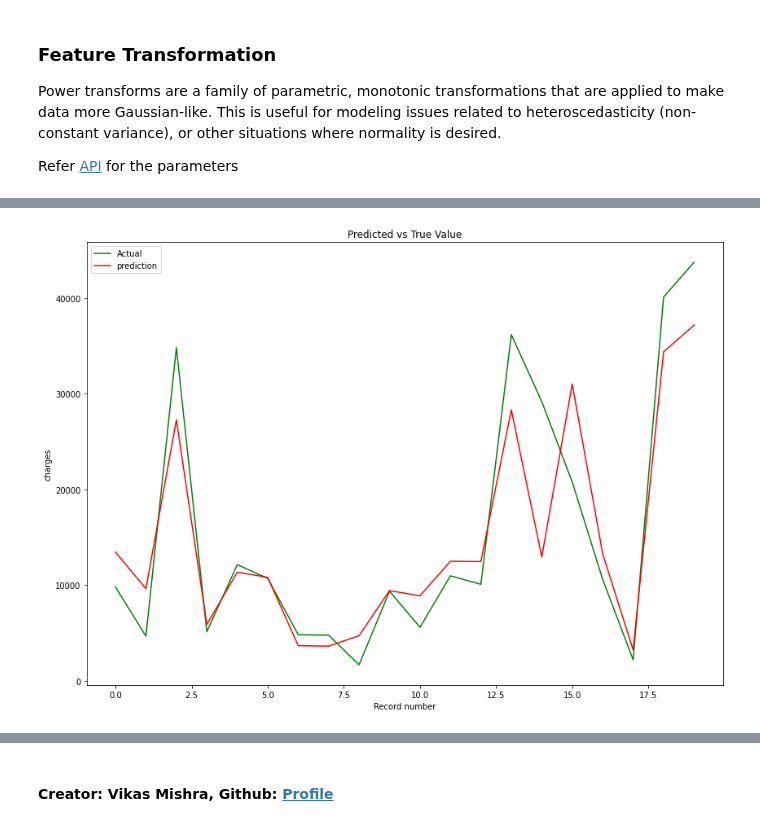
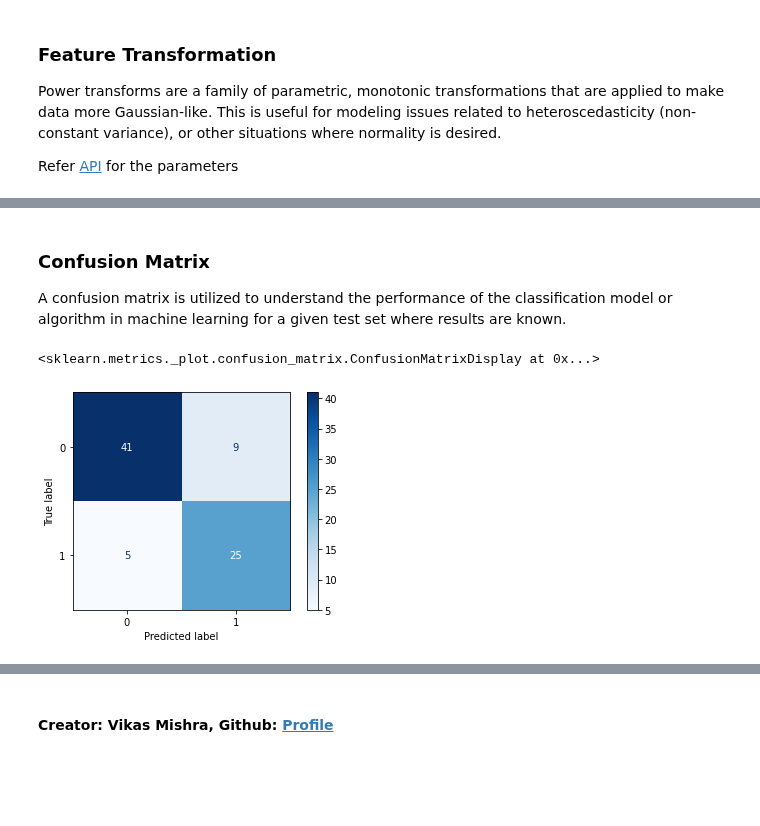
Before and after one commit to blobcity/ai-seed, a Jupyter notebook: Classification/Linear Models/SGDClassifier_Normalize_PowerTransformer.ipynb, the cells around one changed output, grey strips where cells are left out. Drawn from its saved outputs; the diff is of its cells as text; code cells hidden in the pictures; blank space fills up the shorter version.

```diff
--- a/Classification/Linear Models/SGDClassifier_Normalize_PowerTransformer.ipynb
+++ b/Classification/Linear Models/SGDClassifier_Normalize_PowerTransformer.ipynb
@@ -120,2 +147,4 @@ x_test = normalize.transform(x_test)
+# %%
+x_train,y_train = RandomOverSampler(random_state=123).fit_resample(x_train, y_train)
 # %% [markdown]
 ### Model
@@ -142,7 +170,7 @@ Power transforms are a family of parametric, monotonic transformations that are
 
 Refer [API](https://scikit-learn.org/stable/modules/generated/sklearn.preprocessing.PowerTransformer.html) for the parameters
 # %%
-model=make_pipeline(PowerTransformer(), SGDRegressor(random_state=123))
+model=make_pipeline(PowerTransformer(),SGDClassifier(random_state=123))
 model.fit(x_train,y_train)
 # %% [output]
 Pipeline(memory=None,
@@ -192,12 +200,9 @@ For the regression line, we will use x_train on the x-axis and then the predicti
-# %%
-n=len(x_test) if len(x_test)<20 else 20
-plt.figure(figsize=(14,10))
-plt.plot(range(n),y_test[0:n], color = "green")
-plt.plot(range(n),model.predict(x_test[0:n]), color = "red")
-plt.legend(["Actual","prediction"])
-plt.title("Predicted vs True Value")
-plt.xlabel("Record number")
-plt.ylabel(target)
-plt.show()
-# %% [output]
-[figure, removed]
+# %% [markdown]
+### Confusion Matrix
+
+A confusion matrix is utilized to understand the performance of the classification model or algorithm in machine learning for a given test set where results are known.
+# %%
+plot_confusion_matrix(model,x_test,y_test,cmap=plt.cm.Blues)
+# %% [output]
+<sklearn.metrics._plot.confusion_matrix.ConfusionMatrixDisplay at 0x...>
+[figure, added]
```
Also changed, not shown: parts of 25 cells of this notebook.
